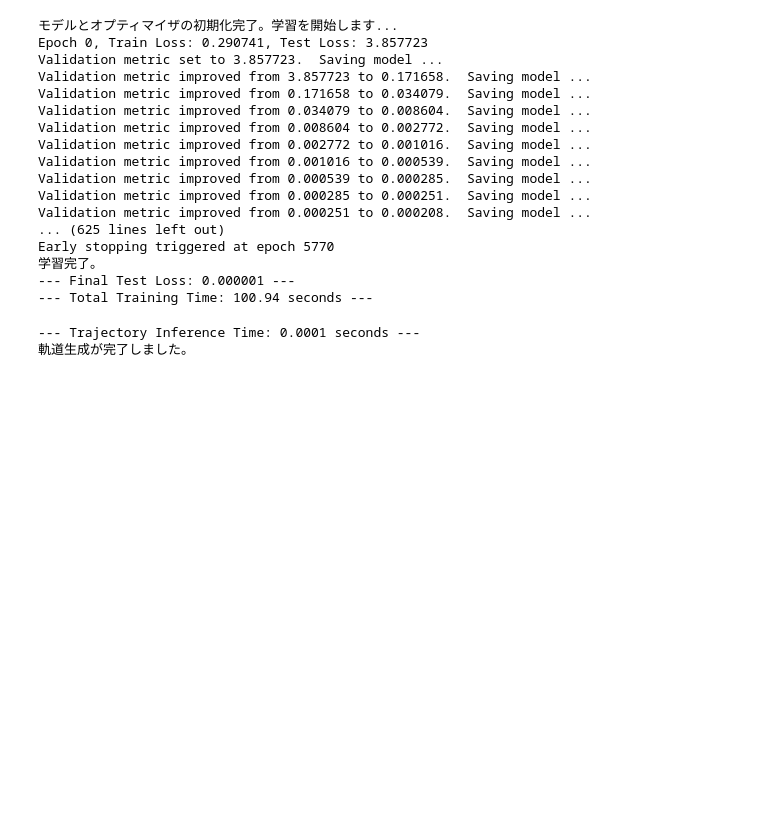
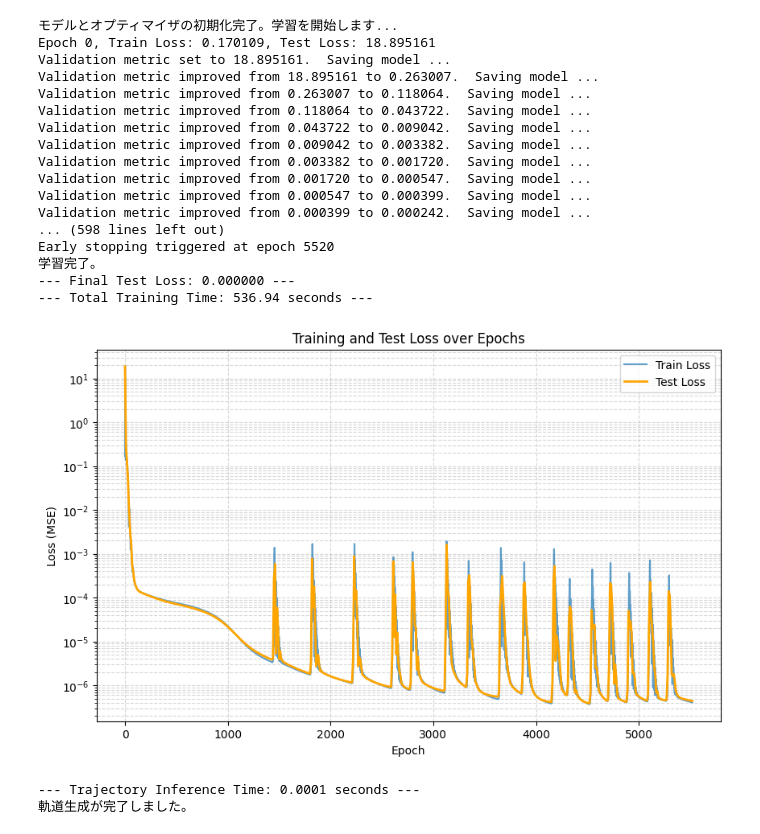
Before and after one commit to nkjm108/PIML, a Jupyter notebook: harmonic_ocillation_1D/H1D_HNN.ipynb, the cells around one changed output. Cells and saved outputs as stored; diff of their text form; code cells hidden in the pictures; blank space fills up the shorter version.

```diff
--- a/harmonic_ocillation_1D/H1D_HNN.ipynb
+++ b/harmonic_ocillation_1D/H1D_HNN.ipynb
@@ -127,25 +132,22 @@ vmap_true_derivatives = jax.vmap(
     in_axes=(0,0,0)
 )
 
-key, init_key = jax.random.split(key) #同じkeyを与えると同じ値を毎回与える
+key, init_key = jax.random.split(key)
 
-# モデルを初期化するためのダミー入力 (t, q, v)
-# q と v は q_dim に合わせる
 dummy_q = jnp.zeros((q_dim,))
 dummy_p = jnp.zeros((q_dim,))
 dummy_state = (0.0, dummy_q, dummy_p)
 
-params = hnn_model.init(init_key, dummy_state)['params'] #構造を決定
-optimizer = optax.adamw(learning_rate, weight_decay=1e-4)
-opt_state = optimizer.init(params) #重みを追跡するために必要な内部メモリ状態
-es = es.EarlyStopping(patience=100, verbose=True, path='best_lnn_params.pkl', mode='min', save_best_on_disk=False)
+params = hnn_model.init(init_key, dummy_state)['params']
+opt_state = optimizer.init(params)
 
 print("モデルとオプティマイザの初期化完了。学習を開始します...")
 
 start_train_time = time.time()
 
-# ミニバッチのサイズ
-batch_size = 256
+train_loss_history = []
+test_loss_history = []
+test_steps_history = []
 
 # --- 学習ループ ---
 for epoch in range(num_epochs):
@@ -169,7 +171,8 @@ for epoch in range(num_epochs):
         train_targets
     )
 
-    check_interval = 10
+    train_loss_history.append(float(train_loss))
+
 
     if epoch % check_interval == 0:
         test_loss = compute_loss(
@@ -179,10 +182,14 @@ for epoch in range(num_epochs):
             test_dataset_true_derivatives
         )
 
+        test_loss_history.append(float(test_loss))
+        test_steps_history.append(epoch)
+
         if epoch % 100 == 0:
              print(f"Epoch {epoch}, Train Loss: {train_loss:.6f}, Test Loss: {test_loss:.6f}")
 
         es(test_loss, params)
+
         if es.early_stop:
             print(f"Early stopping triggered at epoch {epoch}")
             break
@@ -198,22 +205,38 @@ print(f"--- Final Test Loss: {final_test_loss:.6f} ---")
 print(f"--- Total Training Time: {end_train_time - start_train_time:.2f} seconds ---")
 # %% [output]
 モデルとオプティマイザの初期化完了。学習を開始します...
-Epoch 0, Train Loss: 0.290741, Test Loss: 3.857723
-Validation metric set to 3.857723.  Saving model ...
-Validation metric improved from 3.857723 to 0.171658.  Saving model ...
-Validation metric improved from 0.171658 to 0.034079.  Saving model ...
-Validation metric improved from 0.034079 to 0.008604.  Saving model ...
-Validation metric improved from 0.008604 to 0.002772.  Saving model ...
-Validation metric improved from 0.002772 to 0.001016.  Saving model ...
-Validation metric improved from 0.001016 to 0.000539.  Saving model ...
-Validation metric improved from 0.000539 to 0.000285.  Saving model ...
-Validation metric improved from 0.000285 to 0.000251.  Saving model ...
-Validation metric improved from 0.000251 to 0.000208.  Saving model ...
-... (625 lines left out)
-Early stopping triggered at epoch 5770
+Epoch 0, Train Loss: 0.170109, Test Loss: 18.895161
+Validation metric set to 18.895161.  Saving model ...
+Validation metric improved from 18.895161 to 0.263007.  Saving model ...
+Validation metric improved from 0.263007 to 0.118064.  Saving model ...
+Validation metric improved from 0.118064 to 0.043722.  Saving model ...
+Validation metric improved from 0.043722 to 0.009042.  Saving model ...
+Validation metric improved from 0.009042 to 0.003382.  Saving model ...
+Validation metric improved from 0.003382 to 0.001720.  Saving model ...
+Validation metric improved from 0.001720 to 0.000547.  Saving model ...
+Validation metric improved from 0.000547 to 0.000399.  Saving model ...
+Validation metric improved from 0.000399 to 0.000242.  Saving model ...
+... (598 lines left out)
+Early stopping triggered at epoch 5520
 学習完了。
---- Final Test Loss: 0.000001 ---
---- Total Training Time: 100.94 seconds ---
+--- Final Test Loss: 0.000000 ---
+--- Total Training Time: 536.94 seconds ---
+# %%
+# --- Lossの可視化 ---
+plt.figure(figsize=(10, 6))
+
+plt.plot(train_loss_history, label='Train Loss', alpha=0.7)
+plt.plot(test_steps_history, test_loss_history, label='Test Loss', linewidth=2, color='orange')
+
+plt.yscale('log')  # 縦軸を対数表示にする
+plt.xlabel('Epoch')
+plt.ylabel('Loss (MSE)')
+plt.title('Training and Test Loss over Epochs')
+plt.legend()
+plt.grid(True, which="both", ls="--", alpha=0.5)
+plt.show()
+# %% [output]
+[figure, added]
 # %%
 '''
 generate trajectory
```
Also changed, not shown: parts of 4 cells of this notebook, 1 other file.
